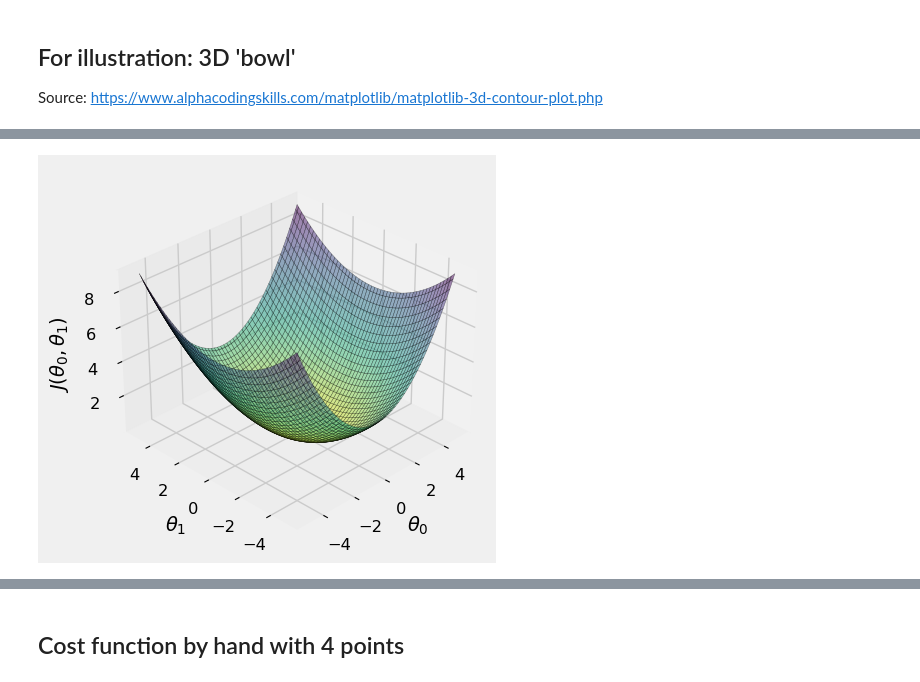
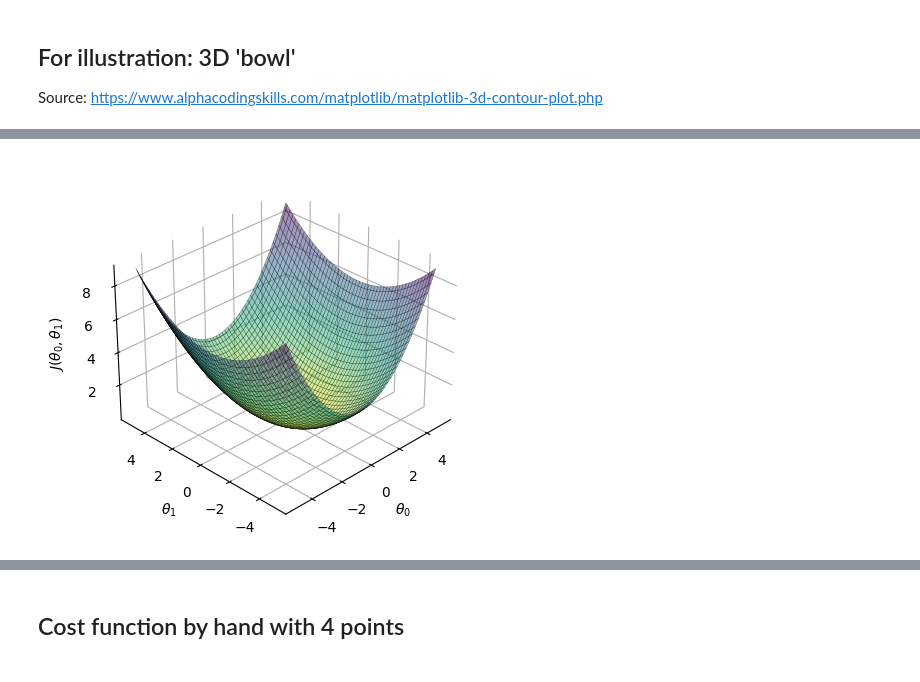
Before and after one commit to clairedavid/ml_in_hep, a Jupyter notebook: week1/warmup_1D_linRegGD_plots.ipynb, the cells around one changed output, grey strips where cells are left out. Saved outputs shown, nothing was run; the diff lists cells and outputs as text; code cells hidden in the pictures.

```diff
--- a/week1/warmup_1D_linRegGD_plots.ipynb
+++ b/week1/warmup_1D_linRegGD_plots.ipynb
@@ -13,12 +13,12 @@ from itertools import chain
 Source: https://www.alphacodingskills.com/matplotlib/matplotlib-3d-contour-plot.php
 # %%
 plt.rcParams.update(plt.rcParamsDefault)
-plt.style.use("fivethirtyeight")
-params = {
-        'xtick.labelsize':'small',
-        'ytick.labelsize':'small',
-        'axes.labelsize': 'medium'}
-plt.rcParams.update(params)
+
+#params = {
+#        'xtick.labelsize':'small',
+#        'ytick.labelsize':'small',
+#        'axes.labelsize': 'medium'}
+#plt.rcParams.update(params)
 
 xlist = np.linspace(-5.0, 5.0, 100)
 ylist = ylist = np.linspace(-5.0, 5.0, 100)
@@ -32,7 +32,6 @@ ax = fig.add_subplot(111, projection='3d')
 
 #drawing contour plot
 surf = ax.plot_surface(X,Y,Z, cmap='viridis_r', linewidth=0.3, alpha = 0.5, edgecolor = 'k')
-#cb = ax.contour(X, Y, Z, 100)
 
 #ax.set_title('3D Contour Plot')
 ax.set_xlabel('$\\theta_0$')
@@ -40,9 +39,9 @@ ax.set_ylabel('$\\theta_1$')
 ax.set_zlabel('$J(\\theta_0, \\theta_1)$', rotation='90')
 #plt.title('Cost Function $J(\\theta_0, \\theta_1)$', loc='left', fontsize = 15)
 ax.azim = 225
-ax.xaxis.set_rotate_label(False)
-ax.yaxis.set_rotate_label(False)
-ax.zaxis.set_rotate_label(False)
+ax.xaxis.set_rotate_label(False); ax.xaxis.set_pane_color((1.0, 1.0, 1.0, 0.0))
+ax.yaxis.set_rotate_label(False); ax.yaxis.set_pane_color((1.0, 1.0, 1.0, 0.0))
+ax.zaxis.set_rotate_label(False); ax.zaxis.set_pane_color((1.0, 1.0, 1.0, 0.0))
 
 glue("plot_linReg_bowl", fig, display=False)
 # %% [output]
@@ -49 +49 @@ glue("plot_linReg_bowl", fig, display=False)
-[figure, old version]
+[figure, new version]
```
Also changed, not shown: parts of 16 cells of this notebook, 5 other files.
